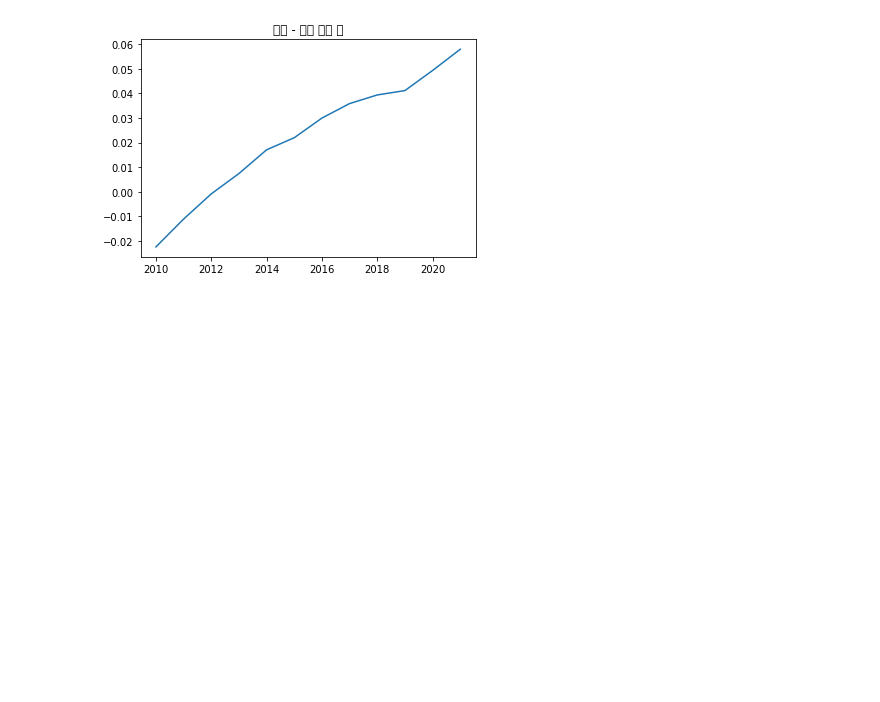
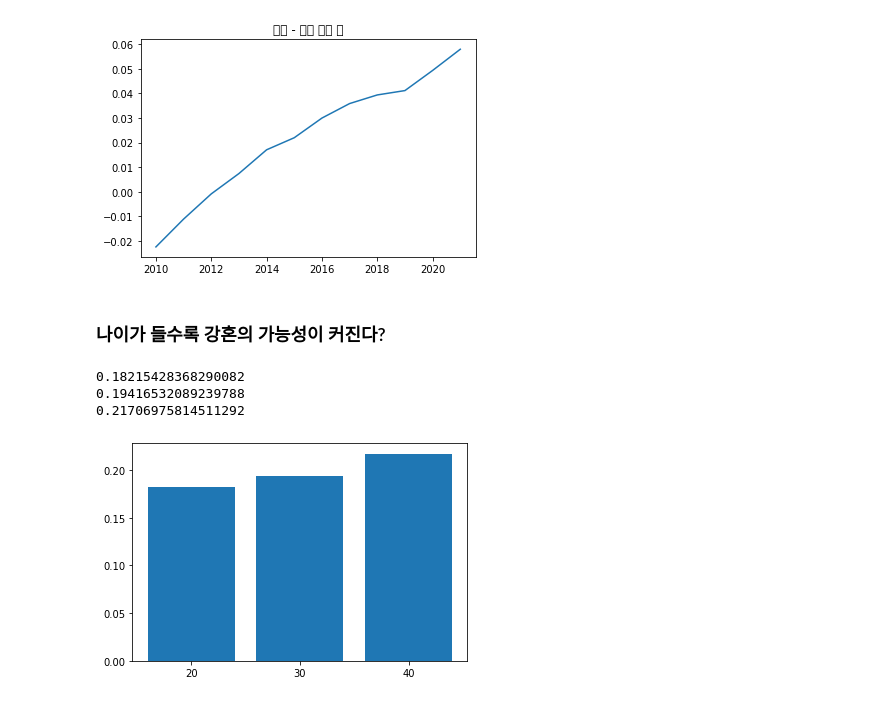
Before and after one commit to ohMinyoung22/science_project, a Jupyter notebook: eda/hypogamy_eda.ipynb, the cells around one changed output. Cells and saved outputs as stored; diff of their text form; code cells hidden in the pictures; blank space fills up the shorter version.

```diff
--- a/eda/hypogamy_eda.ipynb
+++ b/eda/hypogamy_eda.ipynb
@@ -240,3 +242,32 @@ plt.title("아내 - 남편 교육 차")
 # %% [output]
 Text(0.5, 1.0, '아내 - 남편 교육 차')
 [figure]
+# %% [markdown]
+### 나이가 들수록 강혼의 가능성이 커진다?
+# %%
+year = 2020
+# 1. 아내 초혼 기준
+first_marriage = df[year]['아내결혼코드'] == 1
+gen_20 = df[year][(df[year]['아내연령'].between(20, 30)) & first_marriage]
+gen_30 = df[year][(df[year]['아내연령'].between(30, 40)) & first_marriage]
+gen_40 = df[year][(df[year]['아내연령'].between(40, 50)) & first_marriage]
+gen_50 = df[year][(df[year]['아내연령'].between(50, 60)) & first_marriage]
+
+# 각 세대 전체에 대한 강혼 비율
+
+gen_20_hypogamy_ratio = len(gen_20[gen_20['아내교육코드'] > gen_20['남편교육코드']]) / len(gen_20)
+gen_30_hypogamy_ratio = len(gen_30[gen_30['아내교육코드'] > gen_30['남편교육코드']]) / len(gen_30)
+gen_40_hypogamy_ratio = len(gen_40[gen_40['아내교육코드'] > gen_40['남편교육코드']]) / len(gen_40)
+
+plt.bar(x=['20', '30', '40'], height=[gen_20_hypogamy_ratio, gen_30_hypogamy_ratio, gen_40_hypogamy_ratio])
+
+print(gen_20_hypogamy_ratio)
+print(gen_30_hypogamy_ratio)
+print(gen_40_hypogamy_ratio)
+
+# 나이대가 높아질 수록 강혼의 비율을 높아짐
+# %% [output]
+0.18215428368290082
+0.19416532089239788
+0.21706975814511292
+[figure, added]
```
Also changed, not shown: parts of 1 cell of this notebook.
